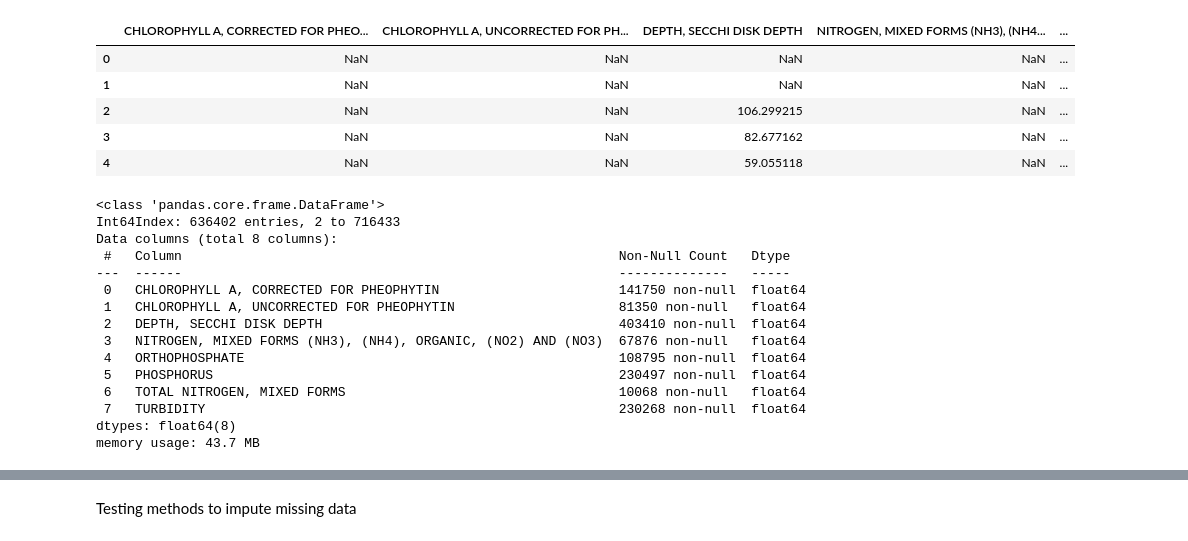
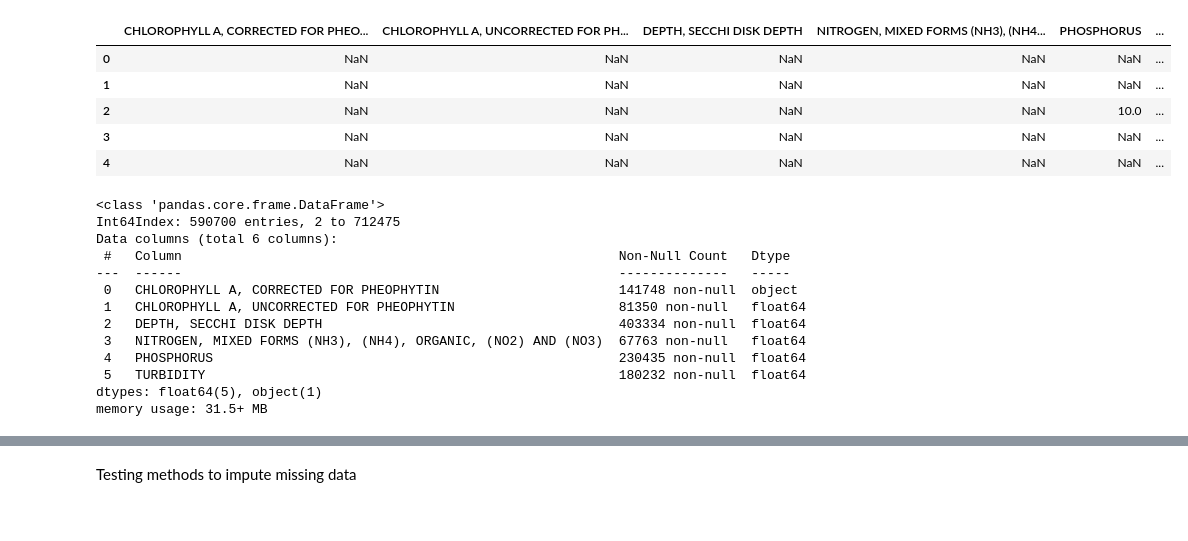
Before and after one commit to RoaringCamels/Predicting-quality-levels-in-water, a Jupyter notebook: 10yrSet.ipynb, the cells around one changed output, grey strips where cells are left out. Drawn from its saved outputs; the diff is of its cells as text; code cells hidden in the pictures.

```diff
--- a/10yrSet.ipynb
+++ b/10yrSet.ipynb
@@ -1,53 +1,51 @@
 # %%
 import pandas as pd
 import numpy as np
 import matplotlib.pyplot as plt
 import matplotlib.dates as mdates
 import seaborn as sns
 import warnings
 from math import exp
 from scipy import stats
 from sklearn.model_selection import train_test_split
 from sklearn.linear_model import LogisticRegression
 from sklearn.preprocessing import scale
 from sklearn import preprocessing
 from sklearn.metrics import accuracy_score, classification_report, confusion_matrix
 import sklearn.neighbors._base
 
 # Ignore warning messages.
 warnings.filterwarnings("ignore")
 
 # Read data from the csv file and convert it into a dataframe.
-df = pd.read_csv('SelectIndicators_07-18-13_07-18-23.csv')
-df.drop(columns='Row Labels', axis=1,inplace=True)
+df = pd.read_csv('/Users/andrewzhou/Downloads/07-18-13 to 07-18-23, UG:L.csv')
+df.drop(columns='Sites',axis=1, inplace=True)
 df.head()
 # %% [output]
-|  | CHLOROPHYLL A, CORRECTED FOR PHEO... | CHLOROPHYLL A, UNCORRECTED FOR PH... | DEPTH, SECCHI DISK DEPTH | NITROGEN, MIXED FORMS (NH3), (NH4... | ... |
-| 0 | NaN | NaN | NaN | NaN | ... |
-| 1 | NaN | NaN | NaN | NaN | ... |
-| 2 | NaN | NaN | 106.299215 | NaN | ... |
-| 3 | NaN | NaN | 82.677162 | NaN | ... |
-| 4 | NaN | NaN | 59.055118 | NaN | ... |
+|  | CHLOROPHYLL A, CORRECTED FOR PHEO... | CHLOROPHYLL A, UNCORRECTED FOR PH... | DEPTH, SECCHI DISK DEPTH | NITROGEN, MIXED FORMS (NH3), (NH4... | PHOSPHORUS | ... |
+| 0 | NaN | NaN | NaN | NaN | NaN | ... |
+| 1 | NaN | NaN | NaN | NaN | NaN | ... |
+| 2 | NaN | NaN | NaN | NaN | 10.0 | ... |
+| 3 | NaN | NaN | NaN | NaN | NaN | ... |
+| 4 | NaN | NaN | NaN | NaN | NaN | ... |
 # %%
 df.dropna(axis=0,how='all',inplace=True)
 df.head()
 df.info()
 # %% [output]
 <class 'pandas.core.frame.DataFrame'>
-Int64Index: 636402 entries, 2 to 716433
-Data columns (total 8 columns):
+Int64Index: 590700 entries, 2 to 712475
+Data columns (total 6 columns):
  #   Column                                                        Non-Null Count   Dtype
 ---  ------                                                        --------------   -----
- 0   CHLOROPHYLL A, CORRECTED FOR PHEOPHYTIN                       141750 non-null  float64
+ 0   CHLOROPHYLL A, CORRECTED FOR PHEOPHYTIN                       141748 non-null  object
  1   CHLOROPHYLL A, UNCORRECTED FOR PHEOPHYTIN                     81350 non-null   float64
- 2   DEPTH, SECCHI DISK DEPTH                                      403410 non-null  float64
- 3   NITROGEN, MIXED FORMS (NH3), (NH4), ORGANIC, (NO2) AND (NO3)  67876 non-null   float64
- 4   ORTHOPHOSPHATE                                                108795 non-null  float64
- 5   PHOSPHORUS                                                    230497 non-null  float64
- 6   TOTAL NITROGEN, MIXED FORMS                                   10068 non-null   float64
- 7   TURBIDITY                                                     230268 non-null  float64
-dtypes: float64(8)
-memory usage: 43.7 MB
+ 2   DEPTH, SECCHI DISK DEPTH                                      403334 non-null  float64
+ 3   NITROGEN, MIXED FORMS (NH3), (NH4), ORGANIC, (NO2) AND (NO3)  67763 non-null   float64
+ 4   PHOSPHORUS                                                    230435 non-null  float64
+ 5   TURBIDITY                                                     180232 non-null  float64
+dtypes: float64(5), object(1)
+memory usage: 31.5+ MB
 # %%
 
 #Eliminating rows with nan
```
Also changed, not shown: parts of 22 cells of this notebook.
